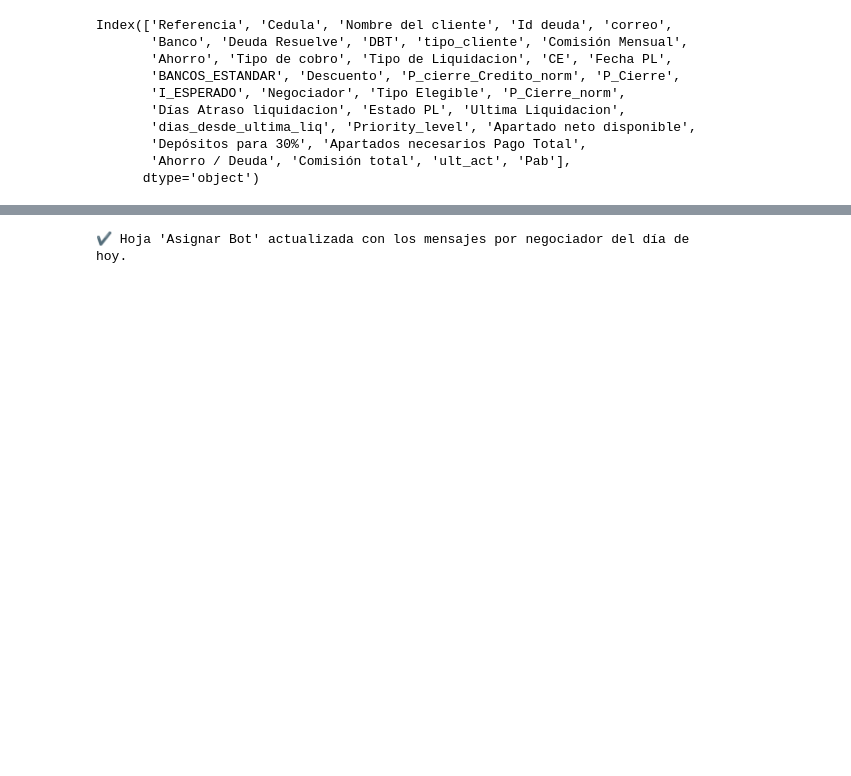
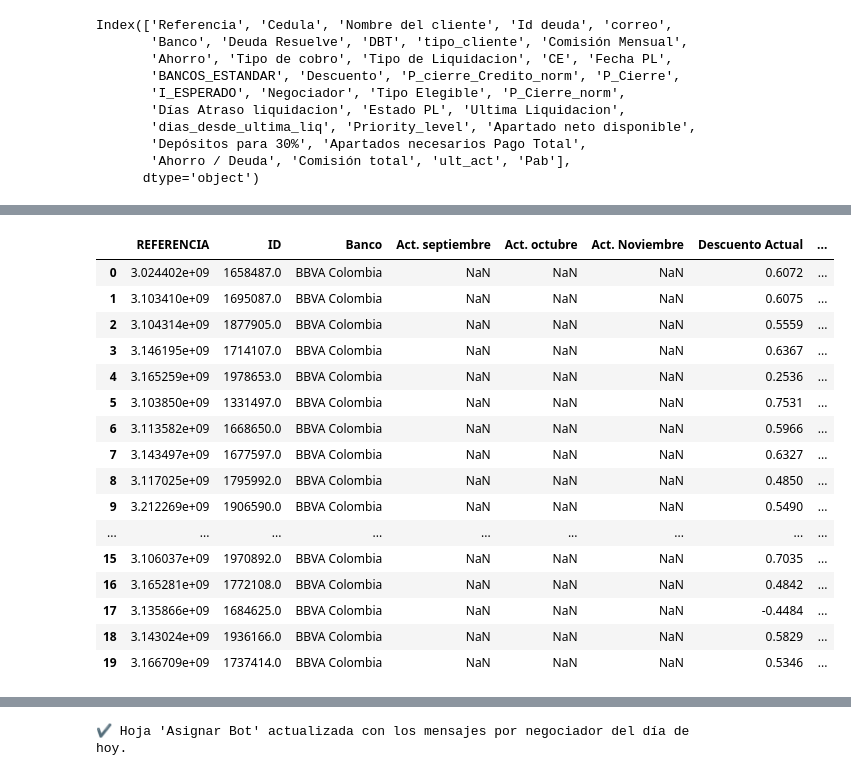
Before and after one commit to Robert1417/Asignaci-n_Tradicional, a Jupyter notebook: Priorización.ipynb, the cells around one changed output, grey strips where cells are left out. Drawn from its saved outputs; the diff is of its cells as text; code cells hidden in the pictures; blank space fills up the shorter version.

```diff
--- a/Priorización.ipynb
+++ b/Priorización.ipynb
@@ -890,0 +913,73 @@ Index(['Referencia', 'Cedula', 'Nombre del cliente', 'Id deuda', 'correo',
+# %%
+# =========================================================
+# Leer Google Sheets -> pandas DataFrame (Colab + GitHub)
+# Auth: MI_JSON (service account JSON)
+# =========================================================
+
+# (1) Instalar dependencias (si ya las tienes, puedes comentar esto)
+# En GitHub Actions normalmente van en requirements.txt
+!pip -q install gspread gspread-dataframe google-auth pandas
+
+import os
+import json
+import pandas as pd
+import gspread
+from gspread_dataframe import get_as_dataframe
+
+SHEET_URL = "https://docs.google.com/spreadsheets/d/1SoE5xYw_O6DxEmEULaksCFNyUr9j_fPGPDR-0trMIv8/edit?gid=489313072#gid=489313072"
+SPREADSHEET_ID = "1SoE5xYw_O6DxEmEULaksCFNyUr9j_fPGPDR-0trMIv8"
+GID_TARGET = 489313072
+
+def _load_mi_json() -> dict:
+    """
+    Devuelve el dict del service account desde MI_JSON.
+    - Colab: userdata.get("MI_JSON")
+    - GitHub/Local: variable de entorno MI_JSON (como string JSON)
+    """
+    # Colab
+    try:
+        from google.colab import userdata  # type: ignore
+        mi_json_str = userdata.get("MI_JSON")
+        if mi_json_str:
+            return json.loads(mi_json_str)
+    except Exception:
+        pass
+
+    # GitHub/Local (secrets -> env)
+    mi_json_str = os.getenv("MI_JSON")
+    if not mi_json_str:
+        raise ValueError(
+            "No encontré MI_JSON. En Colab crea el secreto MI_JSON. "
+            "En GitHub agrega MI_JSON en Secrets y pásalo como env."
+        )
+    return json.loads(mi_json_str)
+
+def _open_gspread_client() -> gspread.Client:
+    creds_dict = _load_mi_json()
+    return gspread.service_account_from_dict(creds_dict)
+
+def _worksheet_by_gid(sh: gspread.Spreadsheet, gid: int) -> gspread.Worksheet:
+    """
+    gspread no abre directamente por gid; buscamos la worksheet cuyo id coincide.
+    """
+    for ws in sh.worksheets():
+        if ws.id == gid:
+            return ws
+    raise ValueError(
+        f"No encontré una hoja con gid={gid}. "
+        f"GIDs disponibles: {[ws.id for ws in sh.worksheets()]}"
+    )
+
+# --- Ejecutar lectura ---
+gc = _open_gspread_client()
+sh = gc.open_by_key(SPREADSHEET_ID)
+ws = _worksheet_by_gid(sh, GID_TARGET)
+
+df_alianzas = get_as_dataframe(ws, evaluate_formulas=True)  # fórmulas -> valores
+df_alianzas = df_alianzas.dropna(how="all")                          # quita filas totalmente vacías
+df_alianzas.columns = [str(c).strip() for c in df_alianzas.columns]  # limpia nombres de columnas
+
+print("Hoja leída:", ws.title, "| gid:", ws.id)
+print("Shape:", df_alianzas.shape)
+display(df_alianzas.head(20))  # en Colab se ve bonito; en GitHub imprimirá texto si no hay display
+# %% [output]
@@ -890,0 +988,17 @@ Index(['Referencia', 'Cedula', 'Nombre del cliente', 'Id deuda', 'correo',
+|  | REFERENCIA | ID | Banco | Act. septiembre | Act. octubre | Act. Noviembre | Descuento Actual | ... |
+| 0 | 3.024402e+09 | 1658487.0 | BBVA Colombia | NaN | NaN | NaN | 0.6072 | ... |
+| 1 | 3.103410e+09 | 1695087.0 | BBVA Colombia | NaN | NaN | NaN | 0.6075 | ... |
+| 2 | 3.104314e+09 | 1877905.0 | BBVA Colombia | NaN | NaN | NaN | 0.5559 | ... |
+| 3 | 3.146195e+09 | 1714107.0 | BBVA Colombia | NaN | NaN | NaN | 0.6367 | ... |
+| 4 | 3.165259e+09 | 1978653.0 | BBVA Colombia | NaN | NaN | NaN | 0.2536 | ... |
+| 5 | 3.103850e+09 | 1331497.0 | BBVA Colombia | NaN | NaN | NaN | 0.7531 | ... |
+| 6 | 3.113582e+09 | 1668650.0 | BBVA Colombia | NaN | NaN | NaN | 0.5966 | ... |
+| 7 | 3.143497e+09 | 1677597.0 | BBVA Colombia | NaN | NaN | NaN | 0.6327 | ... |
+| 8 | 3.117025e+09 | 1795992.0 | BBVA Colombia | NaN | NaN | NaN | 0.4850 | ... |
+| 9 | 3.212269e+09 | 1906590.0 | BBVA Colombia | NaN | NaN | NaN | 0.5490 | ... |
+| ... | ... | ... | ... | ... | ... | ... | ... | ... |
+| 15 | 3.106037e+09 | 1970892.0 | BBVA Colombia | NaN | NaN | NaN | 0.7035 | ... |
+| 16 | 3.165281e+09 | 1772108.0 | BBVA Colombia | NaN | NaN | NaN | 0.4842 | ... |
+| 17 | 3.135866e+09 | 1684625.0 | BBVA Colombia | NaN | NaN | NaN | -0.4484 | ... |
+| 18 | 3.143024e+09 | 1936166.0 | BBVA Colombia | NaN | NaN | NaN | 0.5829 | ... |
+| 19 | 3.166709e+09 | 1737414.0 | BBVA Colombia | NaN | NaN | NaN | 0.5346 | ... |
```
Also changed, not shown: parts of 32 cells of this notebook.
